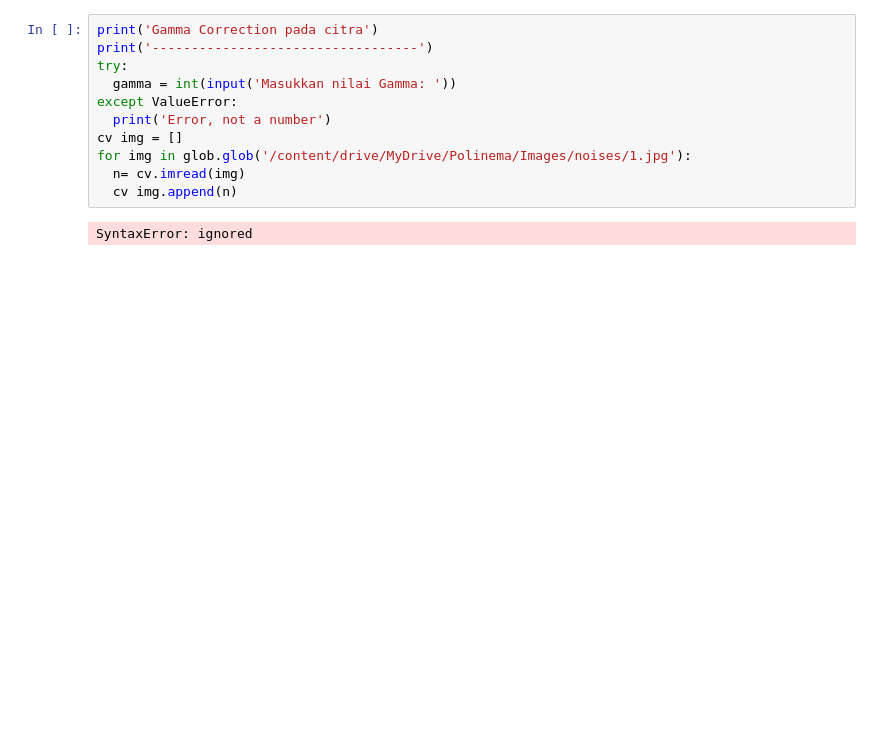
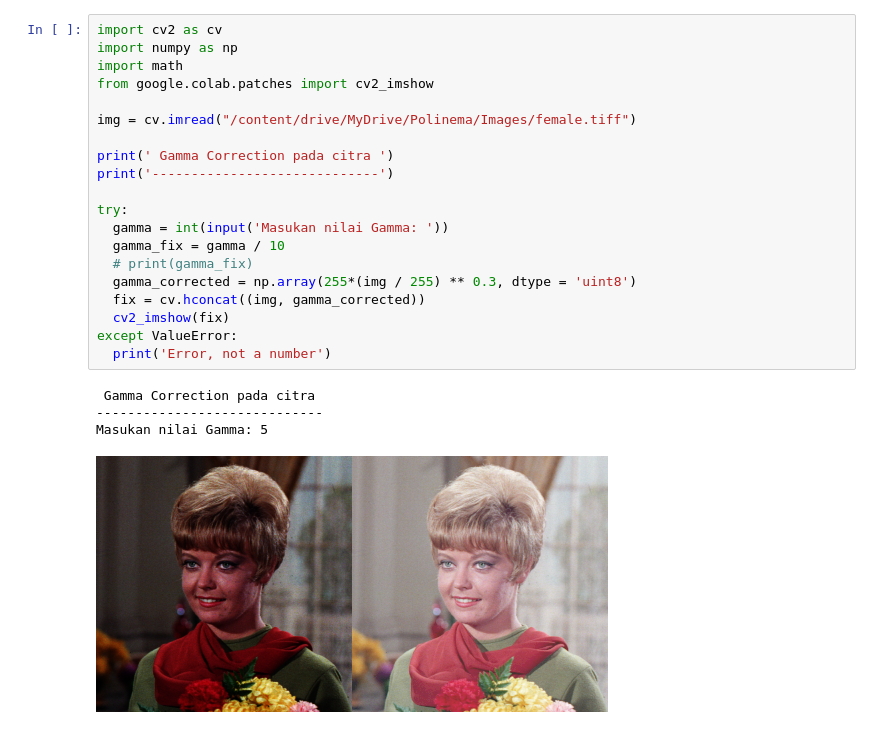
Before and after one commit to Nurfaidah636/PCVK_Genap_2021, a Jupyter notebook: Modul5.ipynb, the cells around one changed output. Drawn from its saved outputs; the diff is of its cells as text; blank space fills up the shorter version.

```diff
--- a/Modul5.ipynb
+++ b/Modul5.ipynb
@@ -1,15 +1,27 @@
 # %% [markdown]
 <a href="https://colab.research.google.com/github/Nurfaidah636/PCVK_Genap_2021/blob/main/Modul5.ipynb" target="_parent"><img src="https://colab.research.google.com/assets/colab-badge.svg" alt="Open In Colab"/></a>
-# %%
-print('Gamma Correction pada citra')
-print('----------------------------------')
-try:
-  gamma = int(input('Masukkan nilai Gamma: '))
-except ValueError:
-  print('Error, not a number')
-cv img = []
-for img in glob.glob('/content/drive/MyDrive/Polinema/Images/noises/1.jpg'):
-  n= cv.imread(img)
-  cv img.append(n)
-# %% [output]
-SyntaxError: ignored
+# %%
+import cv2 as cv
+import numpy as np
+import math
+from google.colab.patches import cv2_imshow
+
+img = cv.imread("/content/drive/MyDrive/Polinema/Images/female.tiff")
+
+print(' Gamma Correction pada citra ')
+print('-----------------------------')
+
+try:
+  gamma = int(input('Masukan nilai Gamma: '))
+  gamma_fix = gamma / 10
+  # print(gamma_fix)
+  gamma_corrected = np.array(255*(img / 255) ** 0.3, dtype = 'uint8')
+  fix = cv.hconcat((img, gamma_corrected))
+  cv2_imshow(fix)
+except ValueError:
+  print('Error, not a number')
+# %% [output]
+ Gamma Correction pada citra
+-----------------------------
+Masukan nilai Gamma: 5
+[figure, added]
```
